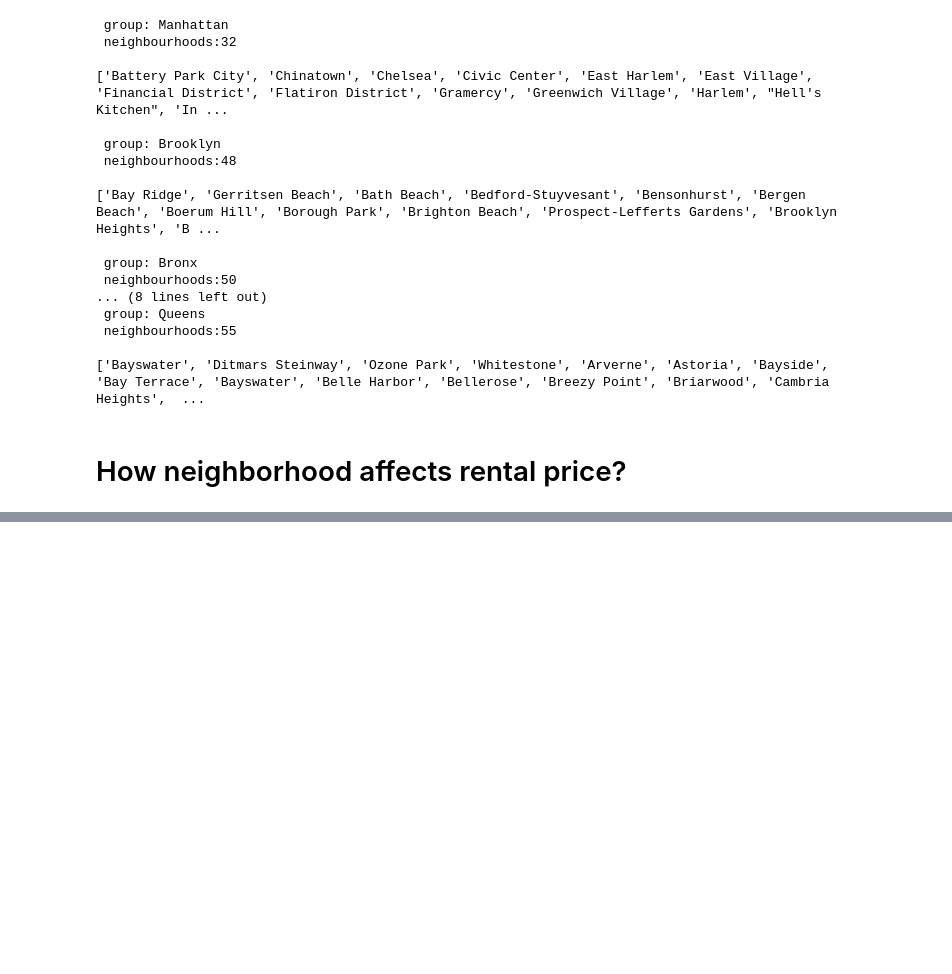
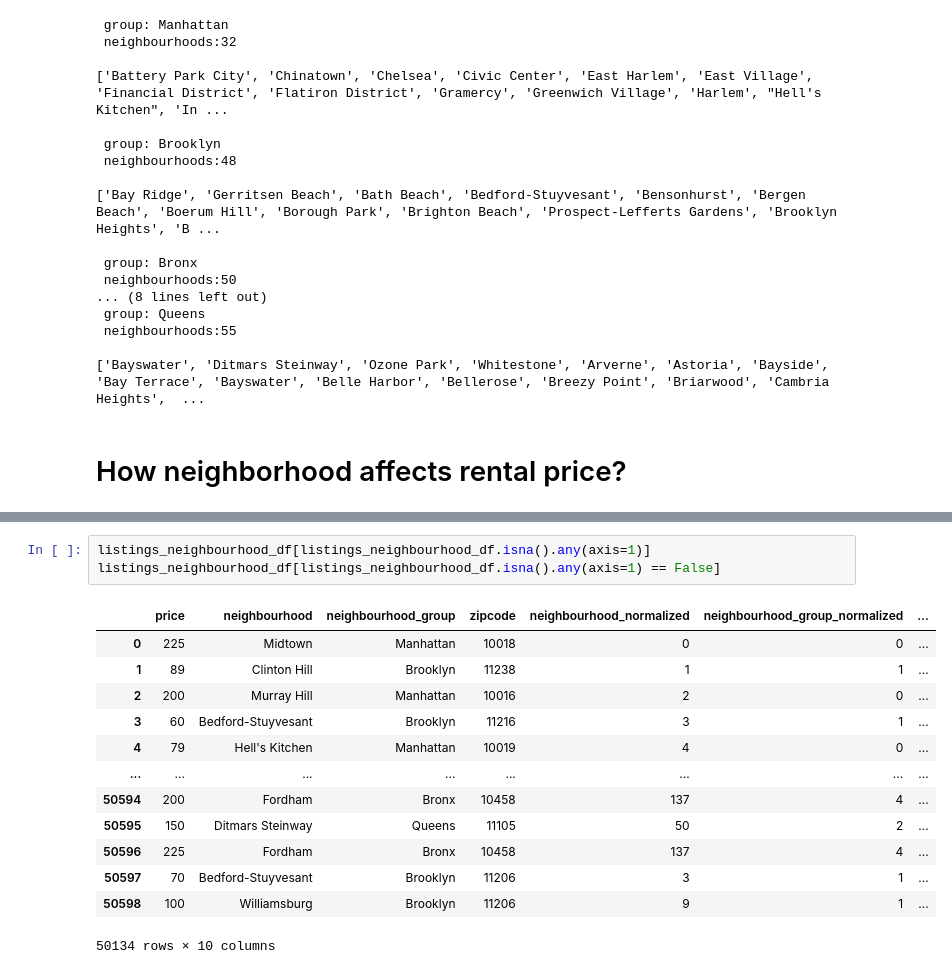
Before and after one commit to jasonmlkang/MAR653-FinalProject, a Jupyter notebook: final_project/explore_data.ipynb, the cells around one changed output, grey strips where cells are left out. Cells and saved outputs as stored; diff of their text form; blank space fills up the shorter version.

```diff
--- a/final_project/explore_data.ipynb
+++ b/final_project/explore_data.ipynb
@@ -429,0 +488,17 @@ listings_neighbourhood_df.head()
+# %%
+listings_neighbourhood_df[listings_neighbourhood_df.isna().any(axis=1)]
+listings_neighbourhood_df[listings_neighbourhood_df.isna().any(axis=1) == False]
+# %% [output]
+|  | price | neighbourhood | neighbourhood_group | zipcode | neighbourhood_normalized | neighbourhood_group_normalized | ... |
+| 0 | 225 | Midtown | Manhattan | 10018 | 0 | 0 | ... |
+| 1 | 89 | Clinton Hill | Brooklyn | 11238 | 1 | 1 | ... |
+| 2 | 200 | Murray Hill | Manhattan | 10016 | 2 | 0 | ... |
+| 3 | 60 | Bedford-Stuyvesant | Brooklyn | 11216 | 3 | 1 | ... |
+| 4 | 79 | Hell's Kitchen | Manhattan | 10019 | 4 | 0 | ... |
+| ... | ... | ... | ... | ... | ... | ... | ... |
+| 50594 | 200 | Fordham | Bronx | 10458 | 137 | 4 | ... |
+| 50595 | 150 | Ditmars Steinway | Queens | 11105 | 50 | 2 | ... |
+| 50596 | 225 | Fordham | Bronx | 10458 | 137 | 4 | ... |
+| 50597 | 70 | Bedford-Stuyvesant | Brooklyn | 11206 | 3 | 1 | ... |
+| 50598 | 100 | Williamsburg | Brooklyn | 11206 | 9 | 1 | ... |
+50134 rows × 10 columns
```
Also changed, not shown: parts of 17 cells of this notebook.
